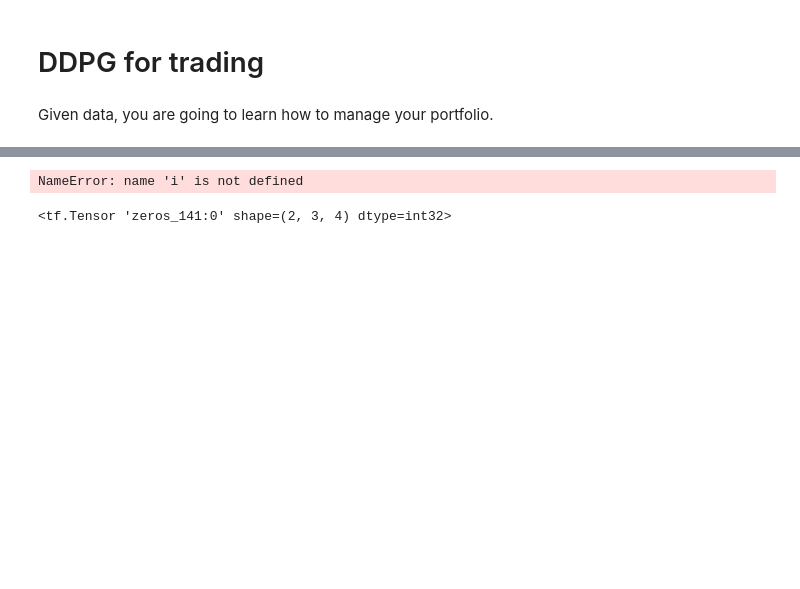
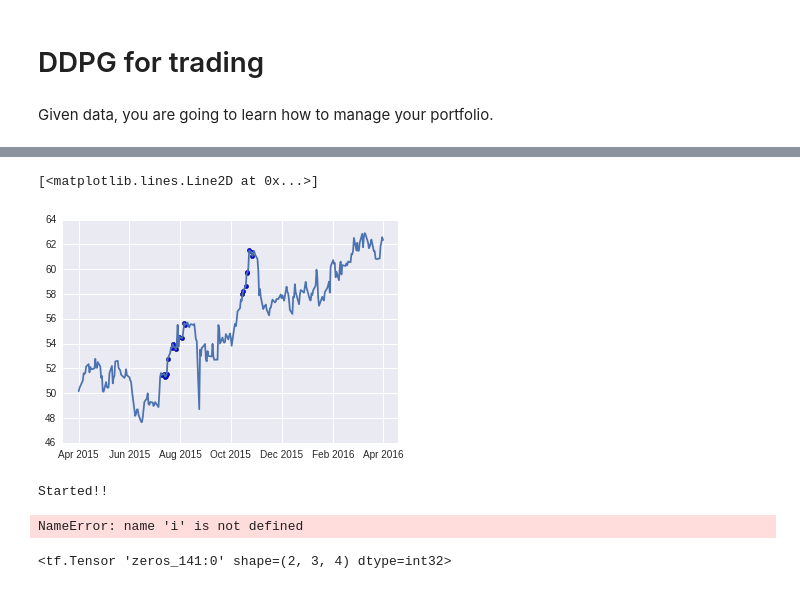
Before and after one commit to jjakimoto/DQN, a Jupyter notebook: Exit_Rule.ipynb, the cells around one changed output, grey strips where cells are left out. Cells and saved outputs as stored; diff of their text form; code cells hidden in the pictures; blank space fills up the shorter version.

```diff
--- a/Exit_Rule.ipynb
+++ b/Exit_Rule.ipynb
@@ -531,0 +503,31 @@ dates = [None]*10
+# %%
+# import numpy as np
+# input_data = np.zeros((505, 99))
+# n_stock = len(input_tilde.values[0])
+n_stock = 10
+
+class MultiDDPGConfig(object):
+    activation = 'relu'
+    gamma = 1.0
+    history_length = 6
+    n_stock = n_stock
+    n_smooth = 5
+    n_down = 5
+    k_w = 3
+    n_hidden = 100
+    n_batch = 32
+    n_epochs = 100
+    n_feature = 32
+    update_rate = 1e-2
+    learning_rate = 1e-3
+# %%
+# from model import DDPG
+import warnings
+warnings.filterwarnings("ignore")
+
+config = MultiDDPGConfig()
+
+dqn = DQN(config)
+print ("start!")
+values2 = dqn.train(input_data)
+print ("finished!")
@@ -531,0 +552,20 @@ dates = [None]*10
+# %%
+i = 9
+
+plt.scatter(values2[i].index, values2[i].values)
+plt.plot(input_tilde.index, input_tilde.values[:, i])
+# plt.savefig('exit_result.jpg')
+# %% [output]
+[<matplotlib.lines.Line2D at 0x...>]
+[figure, added]
+# %%
+print ("Started!!")
+
+st = time.time()
+start_date="2006-04-01"
+end_date="2016-04-01"
+input_data, input_list = utils.get_fixed_data(input_list[:10], start_date=start_date, end_date=end_date)
+elapsed = time.time() - st
+print ("time for getting data:", elapsed)
+# %% [output]
+Started!!
```
Also changed, not shown: parts of 18 cells of this notebook, 1 other file.
